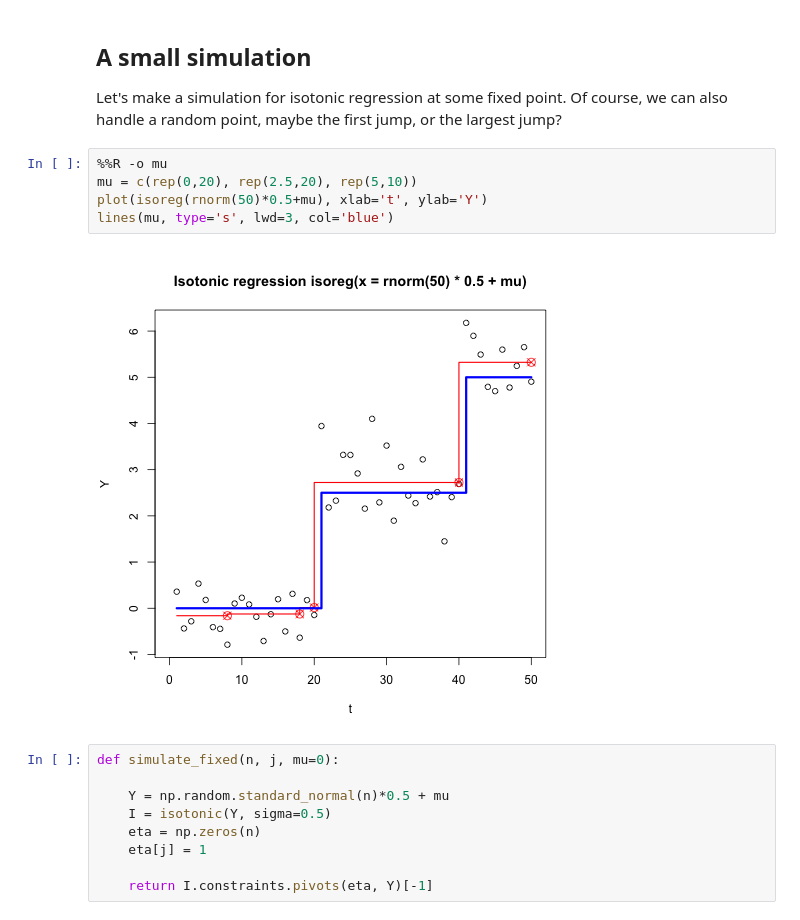
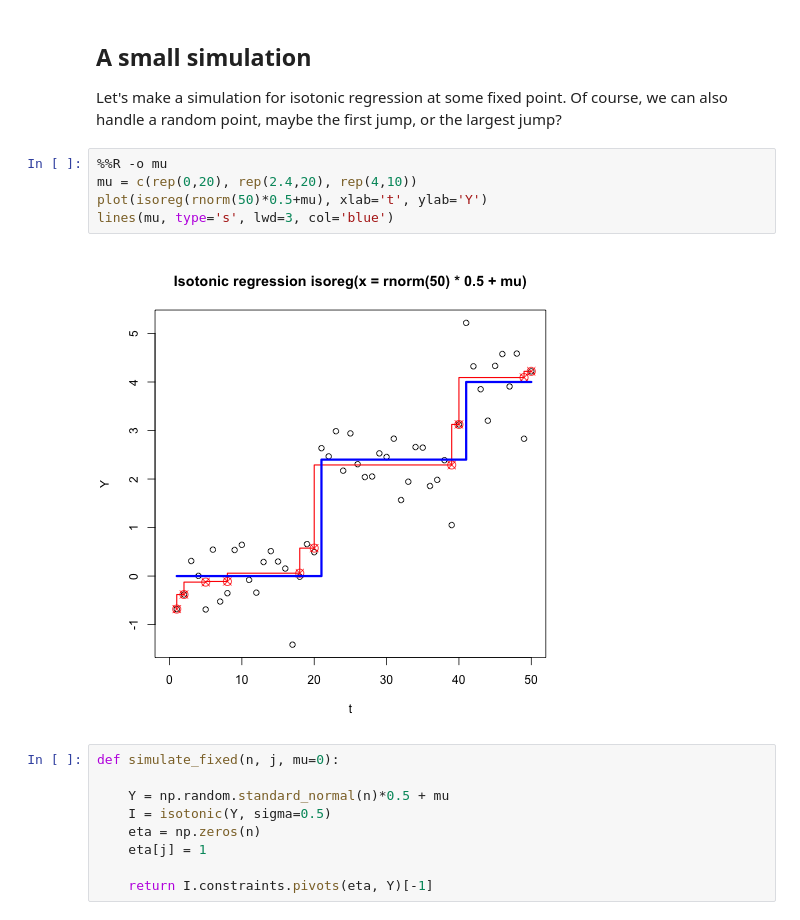
Before and after one commit to selective-inference/Python-software, a Jupyter notebook: notebooks/isotonic.ipynb, the cells around one changed output. Cells and saved outputs as stored; diff of their text form.

```diff
--- a/notebooks/isotonic.ipynb
+++ b/notebooks/isotonic.ipynb
@@ -118,11 +120,11 @@ Let's make a simulation for isotonic regression at some fixed point. Of course,
 a random point, maybe the first jump, or the largest jump?
 # %%
 %%R -o mu
-mu = c(rep(0,20), rep(2.5,20), rep(5,10))
+mu = c(rep(0,20), rep(2.4,20), rep(4,10))
 plot(isoreg(rnorm(50)*0.5+mu), xlab='t', ylab='Y')
 lines(mu, type='s', lwd=3, col='blue')
 # %% [output]
-[figure, old version]
+[figure, new version]
 # %%
 def simulate_fixed(n, j, mu=0):
 
```
Also changed, not shown: parts of 26 cells of this notebook.
